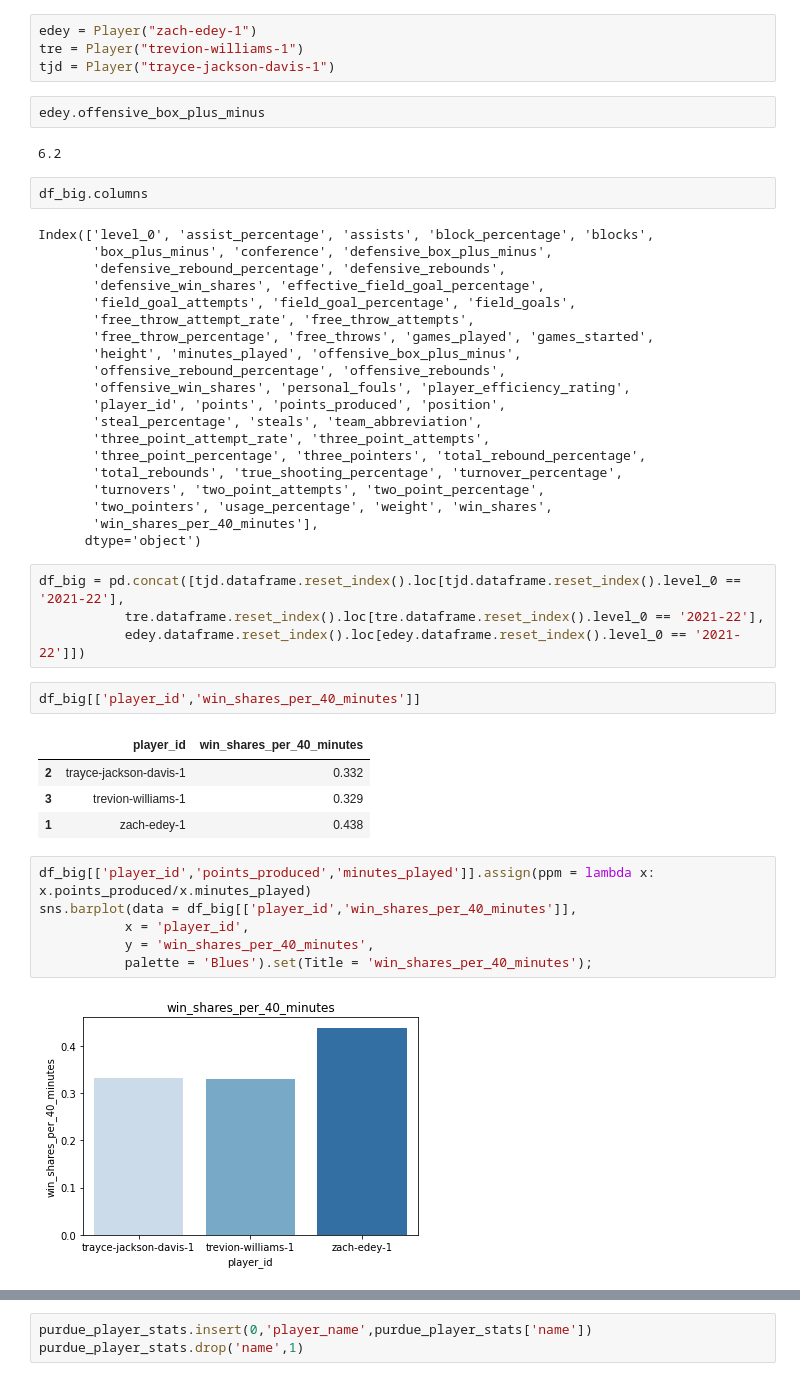
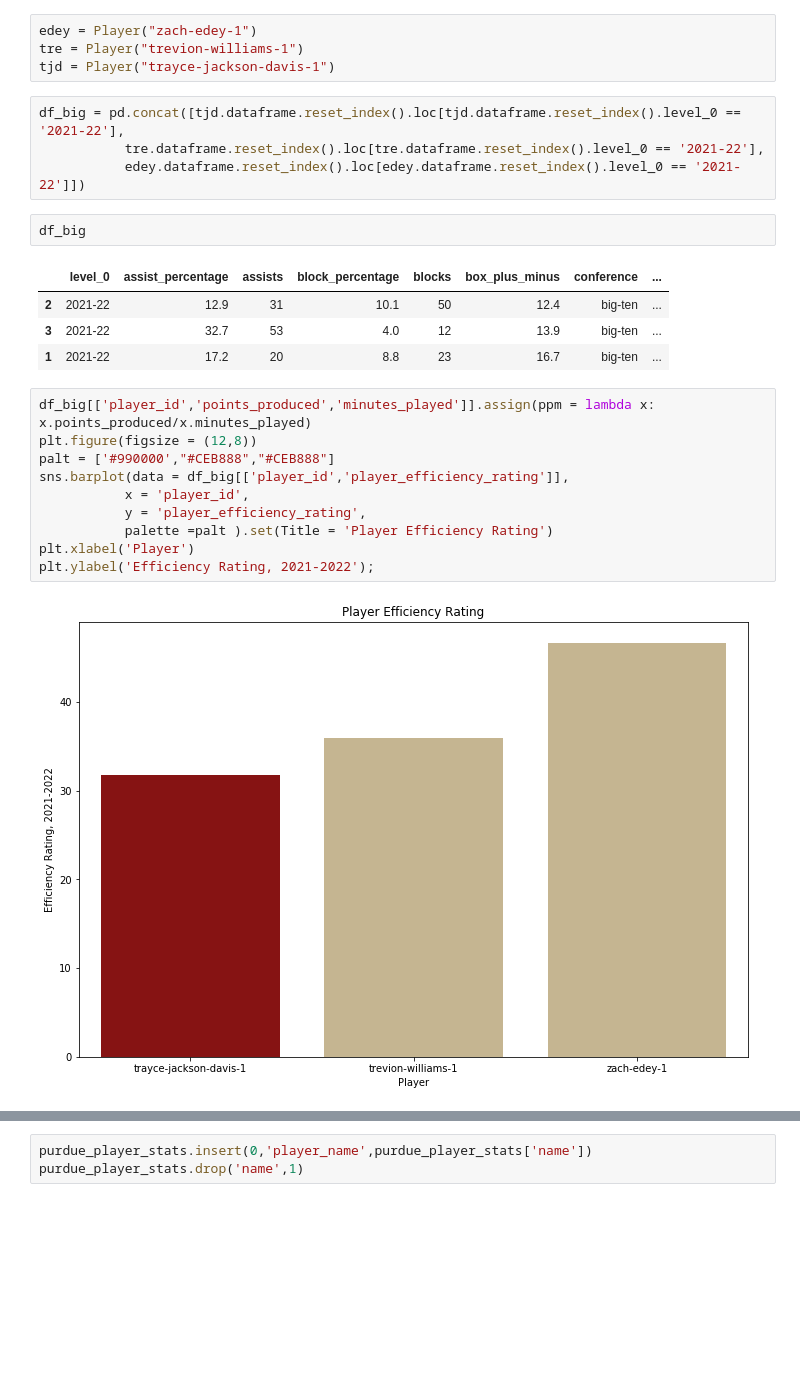
Before and after one commit to fmathews11/College_basketball, a Jupyter notebook: Purdue_Data.ipynb, the cells around one changed output, grey strips where cells are left out. Drawn from its saved outputs; the diff is of its cells as text; blank space fills up the shorter version.

```diff
--- a/Purdue_Data.ipynb
+++ b/Purdue_Data.ipynb
@@ -45,51 +17,29 @@ Brian Waddell brian-waddell-1
 edey = Player("zach-edey-1")
 tre = Player("trevion-williams-1")
 tjd = Player("trayce-jackson-davis-1")
-# %%
-edey.offensive_box_plus_minus
-# %% [output]
-6.2
-# %%
-df_big.columns
-# %% [output]
-Index(['level_0', 'assist_percentage', 'assists', 'block_percentage', 'blocks',
-       'box_plus_minus', 'conference', 'defensive_box_plus_minus',
-       'defensive_rebound_percentage', 'defensive_rebounds',
-       'defensive_win_shares', 'effective_field_goal_percentage',
-       'field_goal_attempts', 'field_goal_percentage', 'field_goals',
-       'free_throw_attempt_rate', 'free_throw_attempts',
-       'free_throw_percentage', 'free_throws', 'games_played', 'games_started',
-       'height', 'minutes_played', 'offensive_box_plus_minus',
-       'offensive_rebound_percentage', 'offensive_rebounds',
-       'offensive_win_shares', 'personal_fouls', 'player_efficiency_rating',
-       'player_id', 'points', 'points_produced', 'position',
-       'steal_percentage', 'steals', 'team_abbreviation',
-       'three_point_attempt_rate', 'three_point_attempts',
-       'three_point_percentage', 'three_pointers', 'total_rebound_percentage',
-       'total_rebounds', 'true_shooting_percentage', 'turnover_percentage',
-       'turnovers', 'two_point_attempts', 'two_point_percentage',
-       'two_pointers', 'usage_percentage', 'weight', 'win_shares',
-       'win_shares_per_40_minutes'],
-      dtype='object')
 # %%
 df_big = pd.concat([tjd.dataframe.reset_index().loc[tjd.dataframe.reset_index().level_0 == '2021-22'],
            tre.dataframe.reset_index().loc[tre.dataframe.reset_index().level_0 == '2021-22'],
            edey.dataframe.reset_index().loc[edey.dataframe.reset_index().level_0 == '2021-22']])
 # %%
-df_big[['player_id','win_shares_per_40_minutes']]
+df_big
 # %% [output]
-|  | player_id | win_shares_per_40_minutes |
-| 2 | trayce-jackson-davis-1 | 0.332 |
-| 3 | trevion-williams-1 | 0.329 |
-| 1 | zach-edey-1 | 0.438 |
+|  | level_0 | assist_percentage | assists | block_percentage | blocks | box_plus_minus | conference | ... |
+| 2 | 2021-22 | 12.9 | 31 | 10.1 | 50 | 12.4 | big-ten | ... |
+| 3 | 2021-22 | 32.7 | 53 | 4.0 | 12 | 13.9 | big-ten | ... |
+| 1 | 2021-22 | 17.2 | 20 | 8.8 | 23 | 16.7 | big-ten | ... |
 # %%
 df_big[['player_id','points_produced','minutes_played']].assign(ppm = lambda x: x.points_produced/x.minutes_played)
-sns.barplot(data = df_big[['player_id','win_shares_per_40_minutes']],
+plt.figure(figsize = (12,8))
+palt = ['#990000',"#CEB888","#CEB888"]
+sns.barplot(data = df_big[['player_id','player_efficiency_rating']],
            x = 'player_id',
-           y = 'win_shares_per_40_minutes',
-           palette = 'Blues').set(Title = 'win_shares_per_40_minutes');
+           y = 'player_efficiency_rating',
+           palette =palt ).set(Title = 'Player Efficiency Rating')
+plt.xlabel('Player')
+plt.ylabel('Efficiency Rating, 2021-2022');
 # %% [output]
-[figure, old version]
+[figure, new version]
 # %%
 purdue_player_stats = pd.DataFrame()
 for i in purroster.players:
```
Also changed, not shown: parts of 25 cells of this notebook, 5 other files.
